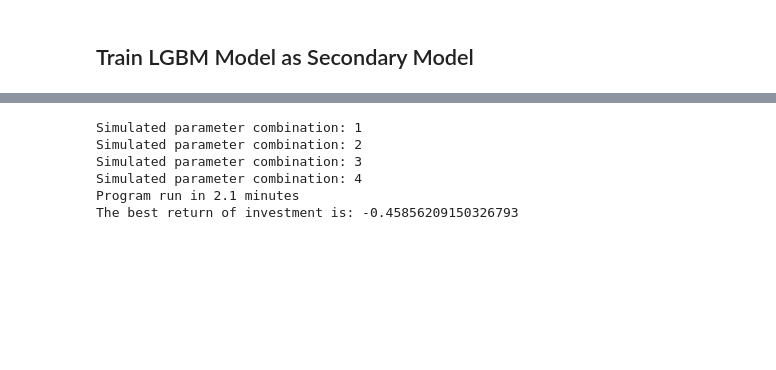
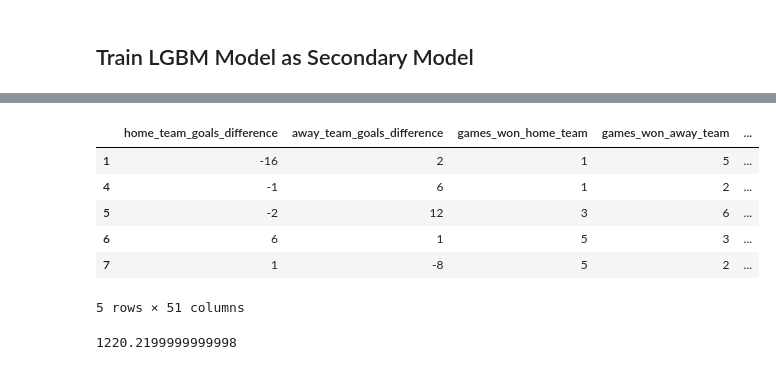
Before and after one commit to leolabla/MetaLabelingSportsPrediction, a Jupyter notebook: Modeling(2).ipynb, the cells around one changed output, grey strips where cells are left out. Drawn from its saved outputs; the diff is of its cells as text; code cells hidden in the pictures; blank space fills up the shorter version.

Commit message:
Simple betting strategy

```diff
--- a/Modeling(2).ipynb
+++ b/Modeling(2).ipynb
@@ -1131,19 +1131,20 @@ y_meta_train = meta_labels_train
 # Define the parameter distribution for RandomizedSearchCV
 # This is a sample, you might want to adjust the ranges and add more parameters
 param_dist = {
-    'n_estimators': sp_randint(100, 1000),         # Number of boosting rounds
-    'learning_rate': sp_uniform(0.01, 0.3),        # Step size shrinkage
-    'num_leaves': sp_randint(20, 100),             # Max number of leaves in one tree
-    'max_depth': sp_randint(3, 10),                # Max tree depth
-    'min_child_samples': sp_randint(20, 100),      # Minimum number of data in a leaf
-    'subsample': sp_uniform(0.6, 0.4),             # Subsample ratio of the training instance
-    'colsample_bytree': sp_uniform(0.6, 0.4),      # Subsample ratio of columns when constructing each tree
-    'reg_alpha': sp_uniform(0.0, 0.1),             # L1 regularization
-    'reg_lambda': sp_uniform(0.0, 0.1)
+    'n_estimators': [300, 500, 700],             # Static: Number of boosting rounds
+    'learning_rate': [0.01, 0.05, 0.1],          # Static: Step size shrinkage
+    'num_leaves': [15, 31, 63],                  # Static: Max number of leaves in one tree
+    'max_depth': [5, 10, -1],                    # Static: Max tree depth (-1 means no limit)
+    'min_child_samples': [10, 20, 50],           # Static: Minimum number of data in a leaf
+    'subsample': [0.7, 0.8, 0.9],                # Static: Subsample ratio of the training instance
+    'colsample_bytree': [0.7, 0.8, 0.9],         # Static: Subsample ratio of columns when constructing each tree
+    'reg_alpha': [0.0, 0.01, 0.1],               # Static: L1 regularization
+    'reg_lambda': [0.0, 0.01, 0.1],
+    'device' : ['gpu']
 }
 
 # Initialize LGBMClassifier with some base parameters
-lgbm = LGBMClassifier(objective='binary', random_state=42, n_jobs=-1, verbose=10) # Use n_jobs=-1 for all cores
+lgbm = LGBMClassifier(objective='binary', random_state=42, n_jobs=1, verbose=1) # Use n_jobs=-1 for all cores
 
 # Set up RandomizedSearchCV
 # n_iter: Number of parameter settings that are sampled. Trade-off between runtime and quality of the solution.
@@ -1154,12 +1155,12 @@ lgbm = LGBMClassifier(objective='binary', random_state=42, n_jobs=-1, verbose=10
 random_search = RandomizedSearchCV(
     estimator=lgbm,
     param_distributions=param_dist,
-    n_iter=50,  # You can increase this for a more thorough search
+    n_iter=30,  # You can increase this for a more thorough search
     cv=3,       # 5-fold cross-validation
     scoring='accuracy', # Or 'roc_auc' if you care about probabilities more
-    verbose=10,
+    verbose=1,
     random_state=42,
-    n_jobs=-1   # Use all available CPU cores for parallel processing
+    n_jobs=1   # Use all available CPU cores for parallel processing
 )
 
 # Fit RandomizedSearchCV to find the best hyperparameters
@@ -1211,7 +1203,7 @@ X_meta_test = pd.concat([X_test_reset, meta_features_test_df], axis=1)
 y_meta_test = meta_labels_test
 
 # Evaluate
-y_meta_pred = meta_clf_Logistic.predict(X_meta_test)
+y_meta_pred = meta_clf_LGBM.predict(X_meta_test)
 
 print("Meta model accuracy on predicting if primary model is correct:", accuracy_score(y_meta_test, y_meta_pred))
 
@@ -1286,17 +1241,15 @@ Bookkeeper score for test set: 0.5262.
-# %%
-## Running a grid search to find the best betting strategy based on the prediction model
-#Finding best betting strategy and profit
-percentile_grid = np.linspace(0, 1, 2)
-probability_grid = np.linspace(0, 0.5, 2)
-best_betting = optimize_betting(best_clf, best_dm_reduce, bk_cols_selected, bk_cols, match_data, fifa_data,
-                     5, 300, percentile_grid, probability_grid, verbose = True)
-end = time()
-print("Program run in {:.1f} minutes".format((end - start)/60))
-print("The best return of investment is: {}".format(best_betting.results))
-# %% [output]
-Simulated parameter combination: 1
-Simulated parameter combination: 2
-Simulated parameter combination: 3
-Simulated parameter combination: 4
-Program run in 2.1 minutes
-The best return of investment is: -0.45856209150326793
+# %%
+preds_and_test = pd.DataFrame(np.column_stack((y_meta_pred,y_meta_test, y_test)), columns=["meta_pred", "actual","actual_outcome"])
+winning_strategy = pd.concat([X_meta_test, preds_and_test], axis=1)
+# %%
+winning_strategy = winning_strategy[winning_strategy['meta_pred'] == 1]
+# %%
+winning_strategy.head()
+# %% [output]
+|  | home_team_goals_difference | away_team_goals_difference | games_won_home_team | games_won_away_team | ... |
+| 1 | -16 | 2 | 1 | 5 | ... |
+| 4 | -1 | 6 | 1 | 2 | ... |
+| 5 | -2 | 12 | 3 | 6 | ... |
+| 6 | 6 | 1 | 5 | 3 | ... |
+| 7 | 1 | -8 | 5 | 2 | ... |
+5 rows × 51 columns
@@ -1302,0 +1265,4 @@ The best return of investment is: -0.45856209150326793
+# %%
+winning_strategy["money"].sum()
+# %% [output]
+1220.2199999999998
```
Also changed, not shown: parts of 11 cells of this notebook.
